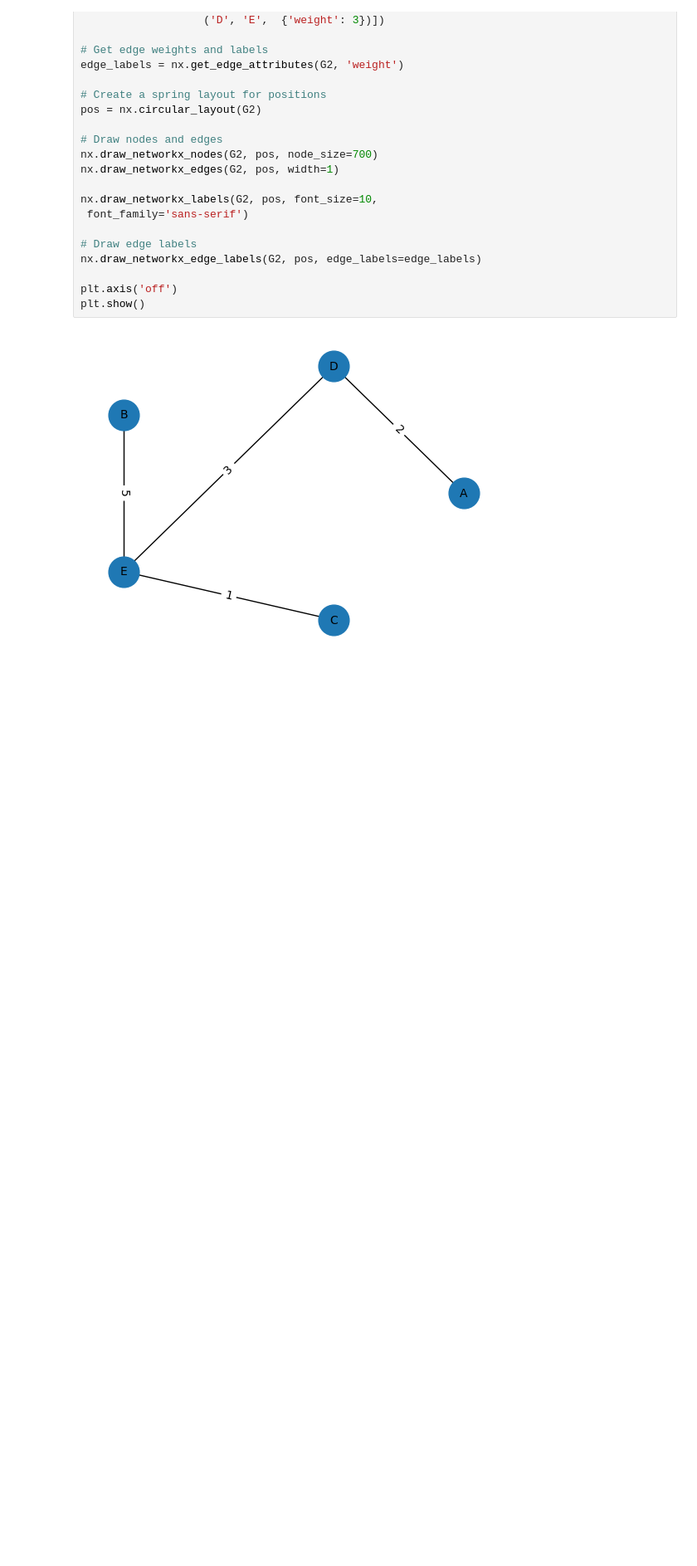
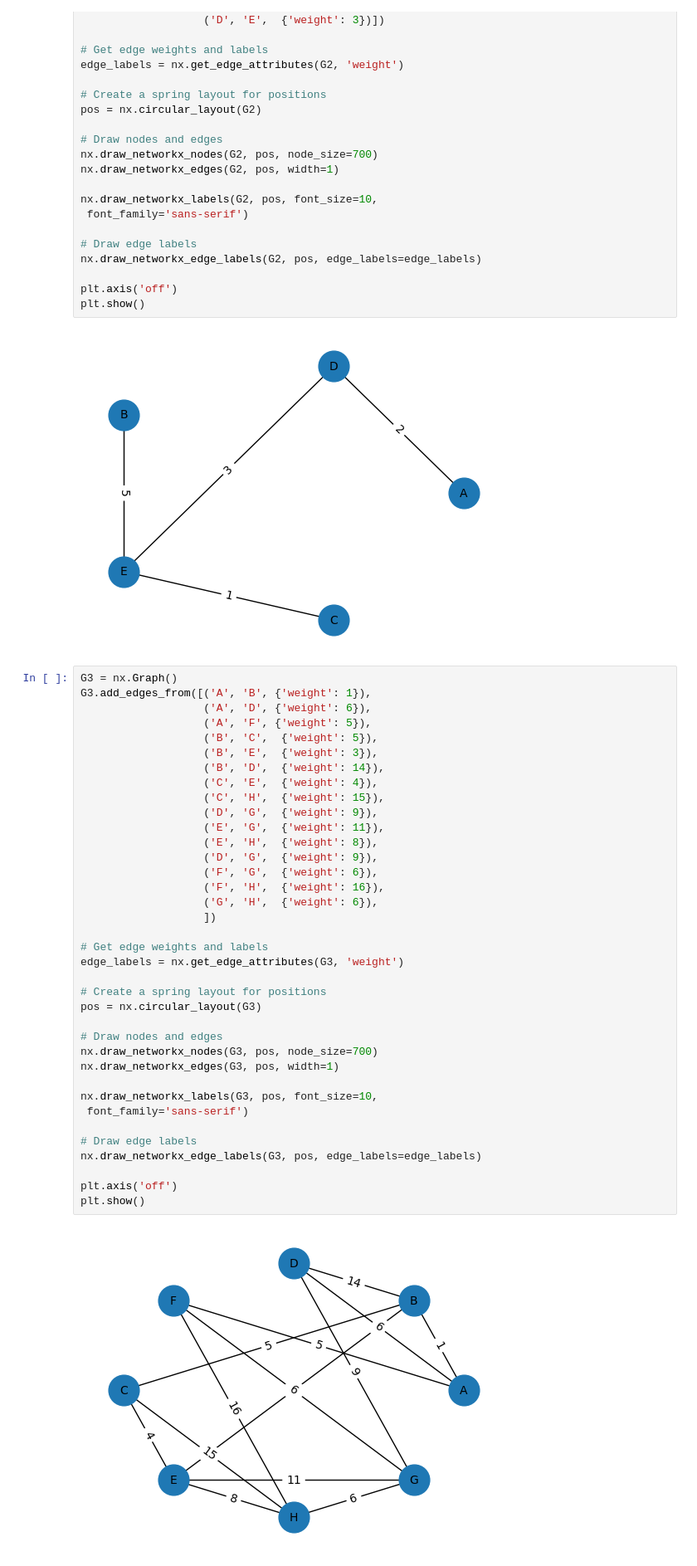
Before and after one commit to daniel7731/algoritmica-avanzada-nur-2024, a Jupyter notebook: algoritmovoraces/05-prim.ipynb, the cells around one changed output. Shown at 83% size. Cells and saved outputs as stored; diff of their text form; blank space fills up the shorter version.

```diff
--- a/algoritmovoraces/05-prim.ipynb
+++ b/algoritmovoraces/05-prim.ipynb
@@ -185,3 +185,42 @@ plt.axis('off')
 plt.show()
 # %% [output]
 [figure]
+# %%
+G3 = nx.Graph()
+G3.add_edges_from([('A', 'B', {'weight': 1}),
+                   ('A', 'D', {'weight': 6}),
+                   ('A', 'F', {'weight': 5}),
+                   ('B', 'C',  {'weight': 5}),
+                   ('B', 'E',  {'weight': 3}),
+                   ('B', 'D',  {'weight': 14}),
+                   ('C', 'E',  {'weight': 4}),
+                   ('C', 'H',  {'weight': 15}),
+                   ('D', 'G',  {'weight': 9}),
+                   ('E', 'G',  {'weight': 11}),
+                   ('E', 'H',  {'weight': 8}),
+                   ('D', 'G',  {'weight': 9}),
+                   ('F', 'G',  {'weight': 6}),
+                   ('F', 'H',  {'weight': 16}),
+                   ('G', 'H',  {'weight': 6}),
+                   ])
+
+# Get edge weights and labels
+edge_labels = nx.get_edge_attributes(G3, 'weight')
+
+# Create a spring layout for positions
+pos = nx.circular_layout(G3)
+
+# Draw nodes and edges
+nx.draw_networkx_nodes(G3, pos, node_size=700)
+nx.draw_networkx_edges(G3, pos, width=1)
+
+nx.draw_networkx_labels(G3, pos, font_size=10,
+ font_family='sans-serif')
+
+# Draw edge labels
+nx.draw_networkx_edge_labels(G3, pos, edge_labels=edge_labels)
+
+plt.axis('off')
+plt.show()
+# %% [output]
+[figure, added]
```
Also changed, not shown: parts of 4 cells of this notebook, 4 other files.
